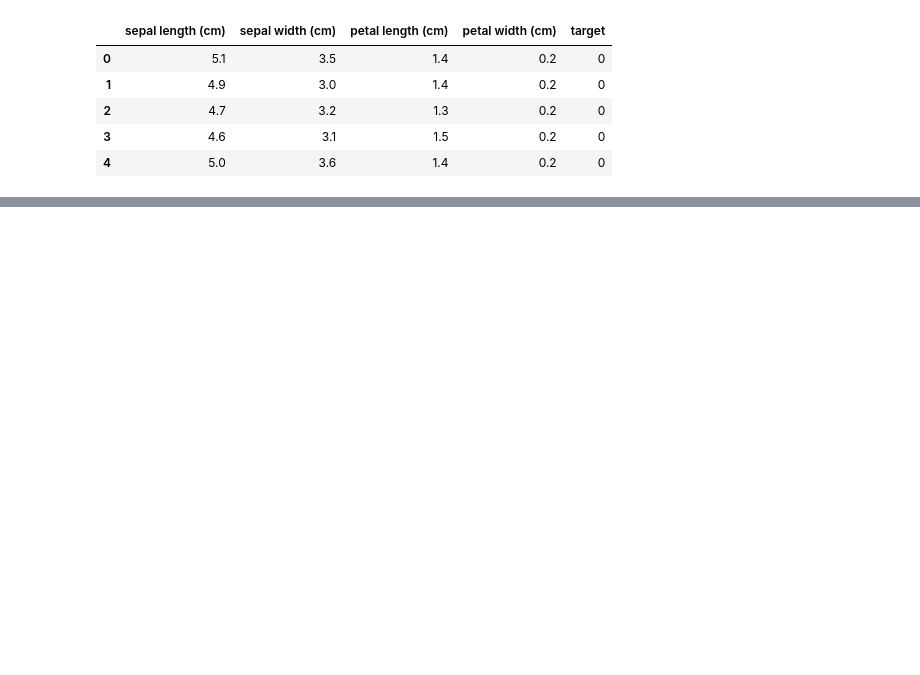
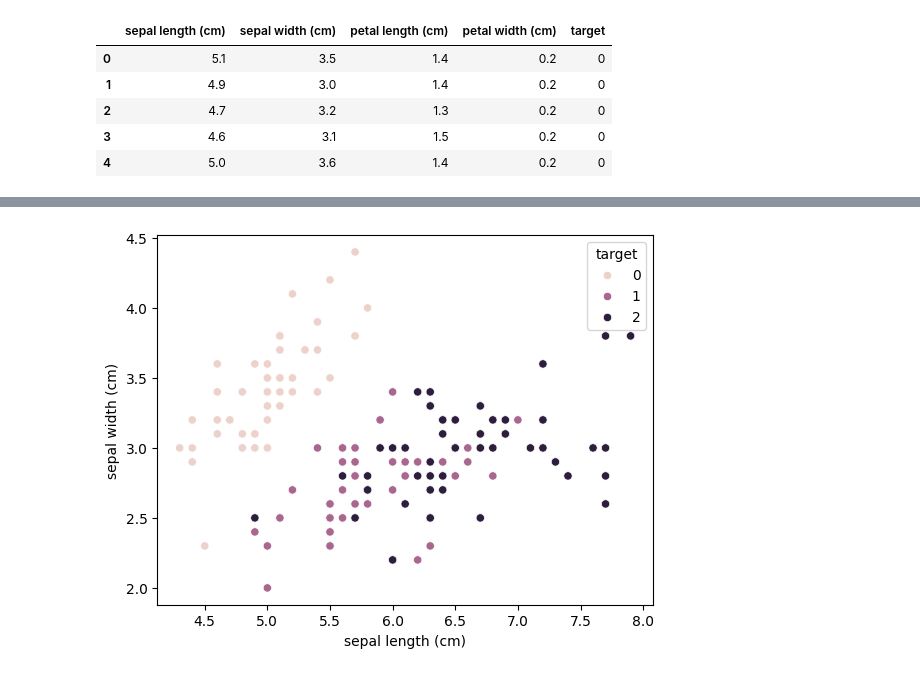
Before and after one commit to deltaryss/Sujet2-pythonFrameIA, a Jupyter notebook: Sujet1_MARTEL_Esteban_BLANC_Lucas.ipynb, the cells around one changed output, grey strips where cells are left out. Saved outputs shown, nothing was run; the diff lists cells and outputs as text; code cells hidden in the pictures; blank space fills up the shorter version.

Commit message:
show color plt

```diff
--- a/Sujet1_MARTEL_Esteban_BLANC_Lucas.ipynb
+++ b/Sujet1_MARTEL_Esteban_BLANC_Lucas.ipynb
@@ -6,9 +7,7 @@ import sklearn.datasets as datasets
 iris=datasets.load_iris()
 # %%
 iris_df = pd.DataFrame(iris.data, columns=iris.feature_names)
-iris_df['target'] = iris.target
 iris_df.head()
-iris_df.describe()
 # %% [output]
 |  | sepal length (cm) | sepal width (cm) | petal length (cm) | petal width (cm) | target |
 | 0 | 5.1 | 3.5 | 1.4 | 0.2 | 0 |
@@ -18,0 +30,6 @@ iris_df.describe()
+# %%
+#show the dispersion of the data
+sns.scatterplot(x=iris_df['sepal length (cm)'], y=iris_df['sepal width (cm)'], hue=iris_df['target'])
+plt.show()
+# %% [output]
+[figure, added]
```
Also changed, not shown: parts of 2 cells of this notebook, 1 other file.
